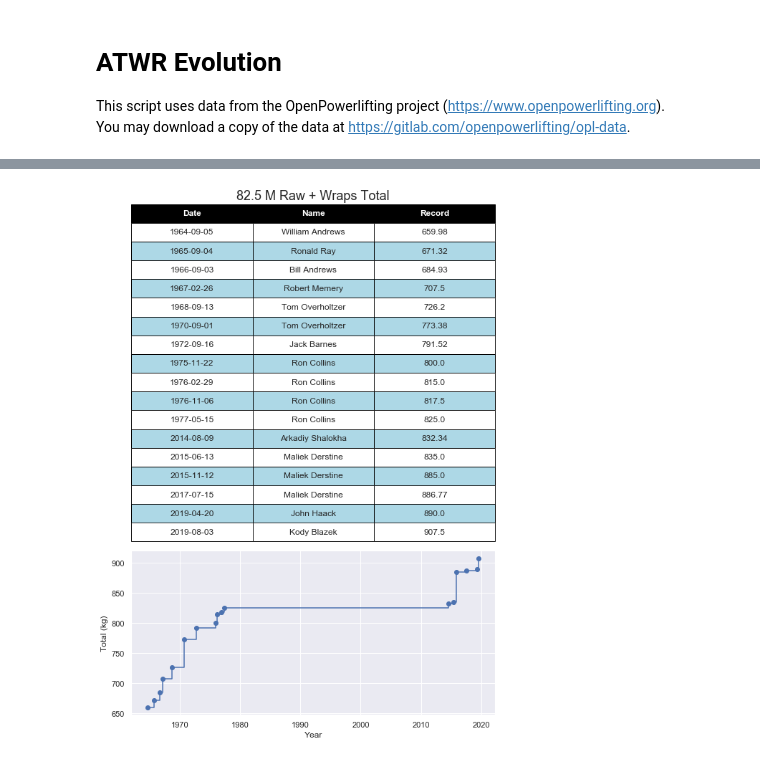
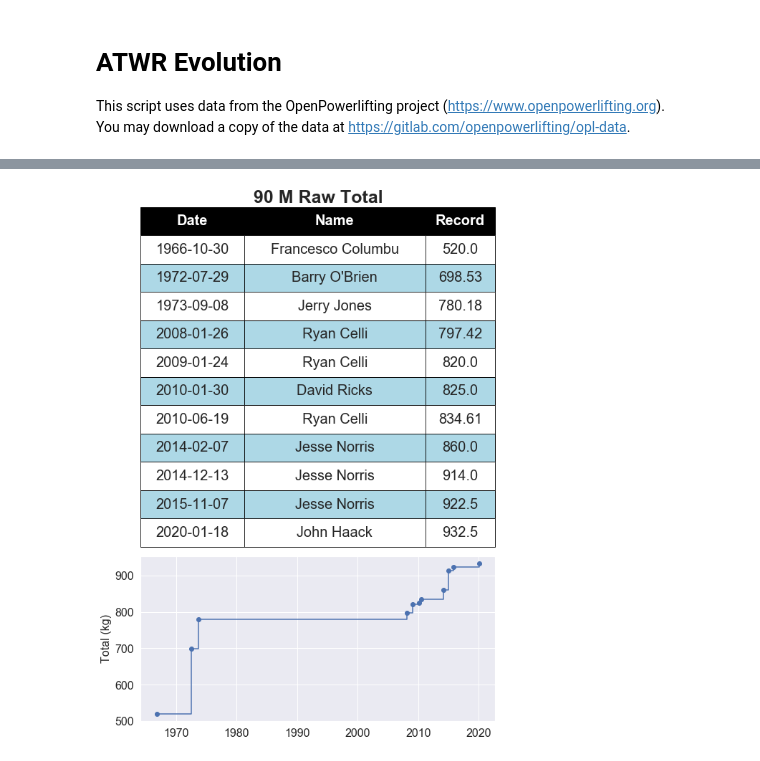
Before and after one commit to jucomte/open-powerlifting-data-analysis, a Jupyter notebook: atwr-evolution.ipynb, the cells around one changed output, grey strips where cells are left out. Cells and saved outputs as stored; diff of their text form; code cells hidden in the pictures.

Commit message:
Improve font size and column width

```diff
--- a/atwr-evolution.ipynb
+++ b/atwr-evolution.ipynb
@@ -49,9 +50,9 @@ opl['Deadlift'] = opl[['Best3DeadliftKg', 'Deadlift4Kg']].max(axis=1)
 # %%
-bw_range_low = 75
+bw_range_low = 82.5
 # use bw_range_high = 999 for SHW
-bw_range_high = 82.5
+bw_range_high = 90
 sex = 'M'
-equipment = ['Raw', 'Wraps']
+equipment = ['Raw']
 event = 'SBD'
 tested = ['Yes', 'No']
 record_type = 'Total'
@@ -112,11 +112,15 @@ spec = gridspec.GridSpec(ncols=1, nrows=3, figure=fig)
 plot_1 = fig.add_subplot(spec[:2, 0])
 plot_2 = fig.add_subplot(spec[2, 0])
 
-# table
+# TABLE
 my_table = plot_1.table(cellText=record_table.values,
-                     colLabels=record_table.columns,
-                     cellLoc='center',
-                     bbox=[0, 0, 1, 1])
+                        colLabels=record_table.columns,
+                        cellLoc='center',
+                        bbox=[0, 0, 1, 1])
+
+my_table.auto_set_font_size(False)
+my_table.set_fontsize(20) # adjust as needed (20 is usually good)
+my_table.auto_set_column_width(col=[0, 1, 2])
 
 for (row, col), cell in my_table.get_celld().items():
     if (row == 0):
@@ -129,36 +133,38 @@ for (row, col), cell in my_table.get_celld().items():
         cell.set_edgecolor('black')
 
 plot_1.axis('off')
 
-# step chart
+# STEP CHART
 plot_2.plot_date(record_evolution['Date'], record_evolution['Record'], ls='-', ds='steps-post')
-plot_2.set_xlabel("Year")
-plot_2.set_ylabel(f'{record_type} (kg)')
+# plot_2.set_xlabel("Year", size=16)
+plot_2.set_ylabel(f'{record_type} (kg)', size=16)
+plt.yticks(size=16)
+plt.xticks(size=16)
 
-# title
+# TITLE
 if 'Yes' in tested and len(tested) == 1:
     is_tested = ' (Tested)'
 else:
     is_tested = ''
 
 if bw_range_high == 999:
     bw_range_high = 'SHW'
 
 if event == 'SBD' and record_type != 'Total':
     single_lift = ' (Full Power)'
 elif record_type != 'Total':
     single_lift = ' (All Events)'
 else:
     single_lift = ''
 
 chart_title = f'{bw_range_high} {sex} {" + ".join(str(x) for x in equipment)} {record_type}' + is_tested + single_lift
 
-plot_1.set_title(chart_title, fontsize=18)
+plot_1.set_title(chart_title, fontsize=25, fontweight='bold')
 
 fig.tight_layout()
 
 # plt.savefig(chart_title.replace('.', ','))
 
 plt.show()
 # %% [output]
-[figure, old version]
+[figure, new version]
```
Also changed, not shown: parts of 4 cells of this notebook.
